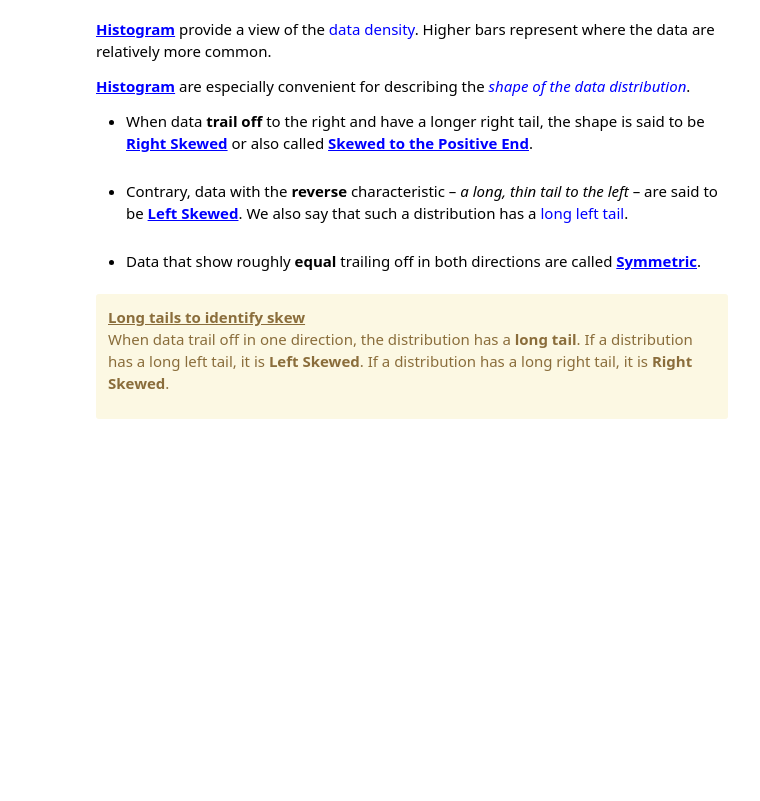
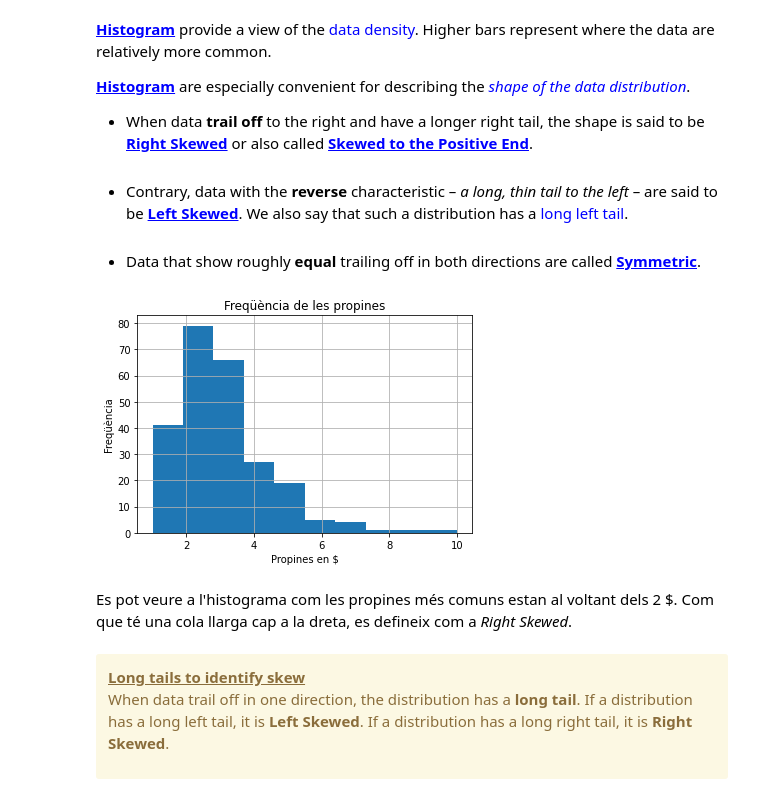
Before and after one commit to davifebdn/Visualitzacio-grafica-de-Multiples-variables, a Jupyter notebook: Data_Science_Sprint_3_T02_Visualització_gràfica_de_Múltiples_variables.ipynb, the cells around one changed output. Cells and saved outputs as stored; diff of their text form; code cells hidden in the pictures; blank space fills up the shorter version.

```diff
--- a/Data_Science_Sprint_3_T02_Visualització_gràfica_de_Múltiples_variables.ipynb
+++ b/Data_Science_Sprint_3_T02_Visualització_gràfica_de_Múltiples_variables.ipynb
@@ -235,3 +161,13 @@ plt.xlabel('# Characters (in thousands)')
+# %%
+tips.hist(['tip'], bins=10)
+plt.title('Freqüència de les propines')
+plt.ylabel('Freqüència')
+plt.xlabel('Propines en $')
+plt.show()
+# %% [output]
+[figure, added]
+# %% [markdown]
+Es pot veure a l'histograma com les propines més comuns estan al voltant dels 2 $. Com que té una cola llarga cap a la dreta, es defineix com a *Right Skewed*.
 # %% [markdown]
 <div class="alert alert-warning alert-warning"><b><u>Long tails to identify skew</u></b>
 
```
Also changed, not shown: parts of 50 cells of this notebook.
